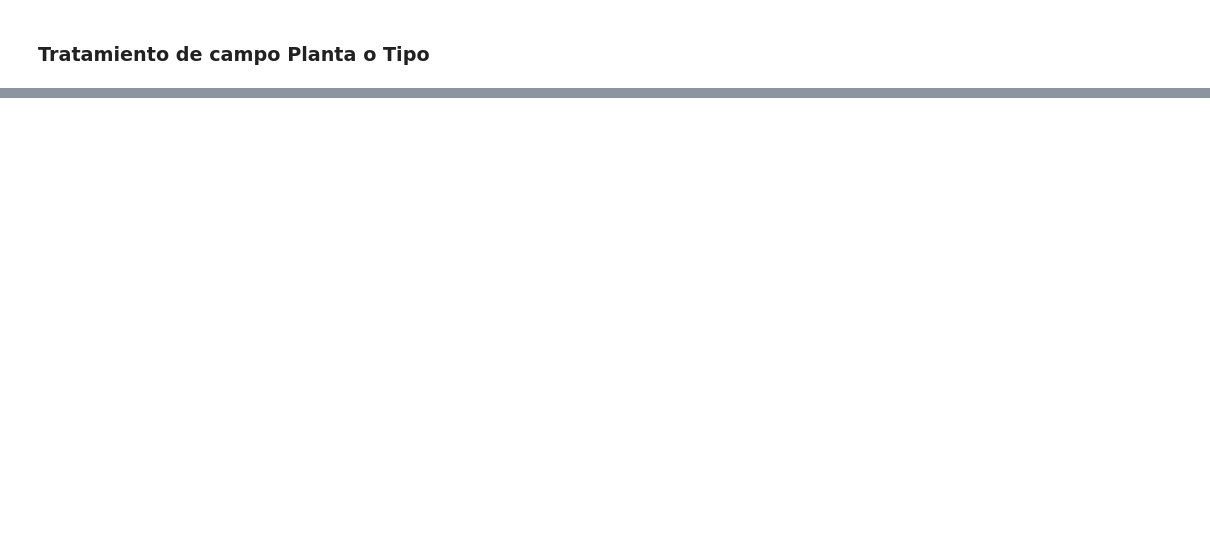
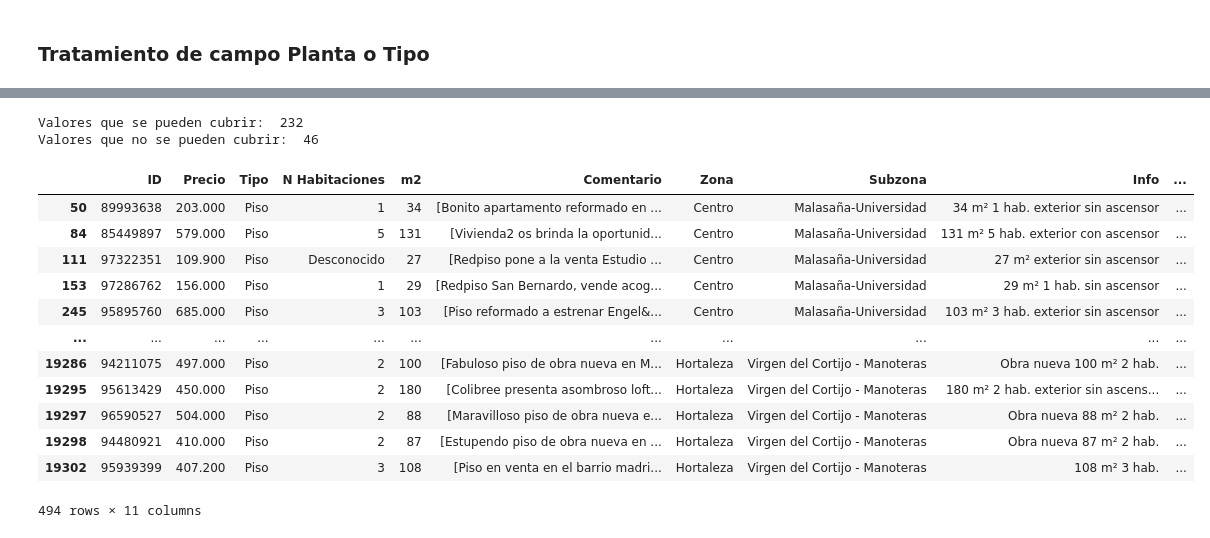
Before and after one commit to julioCasalV/tfm_kschool, a Jupyter notebook: Tratamiento_y_limpieza_de_datos.ipynb, the cells around one changed output, grey strips where cells are left out. Cells and saved outputs as stored; diff of their text form; code cells hidden in the pictures; blank space fills up the shorter version.

Commit message:
Fill column type and floor

```diff
--- a/Tratamiento_y_limpieza_de_datos.ipynb
+++ b/Tratamiento_y_limpieza_de_datos.ipynb
@@ -95,8 +55,0 @@ len(data_chalet)
-# %%
-# Los inmuebles que contengan la palabra chalet en Mas detalles, serán chalets, en este campo se indican
-# este tipo de características y si se cubre este campo es porque es este tipo de vivienda
-
-val_chalet = []
-
-for i in range(len(data_chalet)):
-    val_chalet.append('chalet' in data_chalet['Mas detalles'].iloc[i].lower())
@@ -176,12 +55,0 @@ data2.iloc[2628]['Mas detalles']
-# %%
-# Vemos que hay muchos registros que no contienen el tipo de inmueble en el campo Mas detalles
-# pero sí incluyen la palabra atico, azotea o buhardilla en su descripción. Los tomaremos como atico
-# siguiendo un proceso parecido al anterior.
-
-val_atico =[]
-
-for i in range(len(data3)):
-    val_atico.append('buhardilla' in data3['Comentario'].iloc[i].lower() or
-               'atico' in data3['Comentario'].iloc[i].lower() or
-               'ático' in data3['Comentario'].iloc[i].lower() or
-               'azotea' in data3['Comentario'].iloc[i].lower())
@@ -238,0 +548,42 @@ Counter(tokens).most_common()
+# %%
+val_resto = [] # Valores que no se podrían rellenar todavía dentro de los vistos antes que llevan planta
+val_bien = [] # Valores que habría que rellenar todavía dentro de los vistos antes que llevan planta
+
+for i in val_nplanta:
+    if i!=0:
+        val_resto.append(False)
+        val_bien.append(True)
+    else:
+        val_resto.append(True)
+        val_bien.append(False)
+
+# Total para rellenar de los que quedan
+print('Valores que se pueden cubrir: ',sum(val_bien),'\nValores que no se pueden cubrir: ',sum(val_resto))
+# %% [output]
+Valores que se pueden cubrir:  232
+Valores que no se pueden cubrir:  46
+# %%
+# Los valores de este resto no parecen presentar datos del número de la planta en que se encuentran, por lo que podremos
+# cubrir los faltantes con el resto:
+
+df3 = df2.copy()
+
+for i,index in enumerate(data_noplanta.index):
+    df3.loc[index, 'Planta'] = val_nplanta[i]
+# %%
+# Quedarían 494 valores sin indicar planta y 14651 con ella
+df3[(df3['Planta'] == '0') & (df3['Tipo'] == 'Piso')]
+# %% [output]
+|  | ID | Precio | Tipo | N Habitaciones | m2 | Comentario | Zona | Subzona | Info | ... |
+| 50 | 89993638 | 203.000 | Piso | 1 | 34 | [Bonito apartamento reformado en ... | Centro | Malasaña-Universidad | 34 m² 1 hab. exterior sin ascensor | ... |
+| 84 | 85449897 | 579.000 | Piso | 5 | 131 | [Vivienda2 os brinda la oportunid... | Centro | Malasaña-Universidad | 131 m² 5 hab. exterior con ascensor | ... |
+| 111 | 97322351 | 109.900 | Piso | Desconocido | 27 | [Redpiso pone a la venta Estudio ... | Centro | Malasaña-Universidad | 27 m² exterior sin ascensor | ... |
+| 153 | 97286762 | 156.000 | Piso | 1 | 29 | [Redpiso San Bernardo, vende acog... | Centro | Malasaña-Universidad | 29 m² 1 hab. sin ascensor | ... |
+| 245 | 95895760 | 685.000 | Piso | 3 | 103 | [Piso reformado a estrenar Engel&... | Centro | Malasaña-Universidad | 103 m² 3 hab. exterior sin ascensor | ... |
+| ... | ... | ... | ... | ... | ... | ... | ... | ... | ... | ... |
+| 19286 | 94211075 | 497.000 | Piso | 2 | 100 | [Fabuloso piso de obra nueva en M... | Hortaleza | Virgen del Cortijo - Manoteras | Obra nueva 100 m² 2 hab. | ... |
+| 19295 | 95613429 | 450.000 | Piso | 2 | 180 | [Colibree presenta asombroso loft... | Hortaleza | Virgen del Cortijo - Manoteras | 180 m² 2 hab. exterior sin ascens... | ... |
+| 19297 | 96590527 | 504.000 | Piso | 2 | 88 | [Maravilloso piso de obra nueva e... | Hortaleza | Virgen del Cortijo - Manoteras | Obra nueva 88 m² 2 hab. | ... |
+| 19298 | 94480921 | 410.000 | Piso | 2 | 87 | [Estupendo piso de obra nueva en ... | Hortaleza | Virgen del Cortijo - Manoteras | Obra nueva 87 m² 2 hab. | ... |
+| 19302 | 95939399 | 407.200 | Piso | 3 | 108 | [Piso en venta en el barrio madri... | Hortaleza | Virgen del Cortijo - Manoteras | 108 m² 3 hab. | ... |
+494 rows × 11 columns
```
Also changed, not shown: parts of 52 cells of this notebook.
